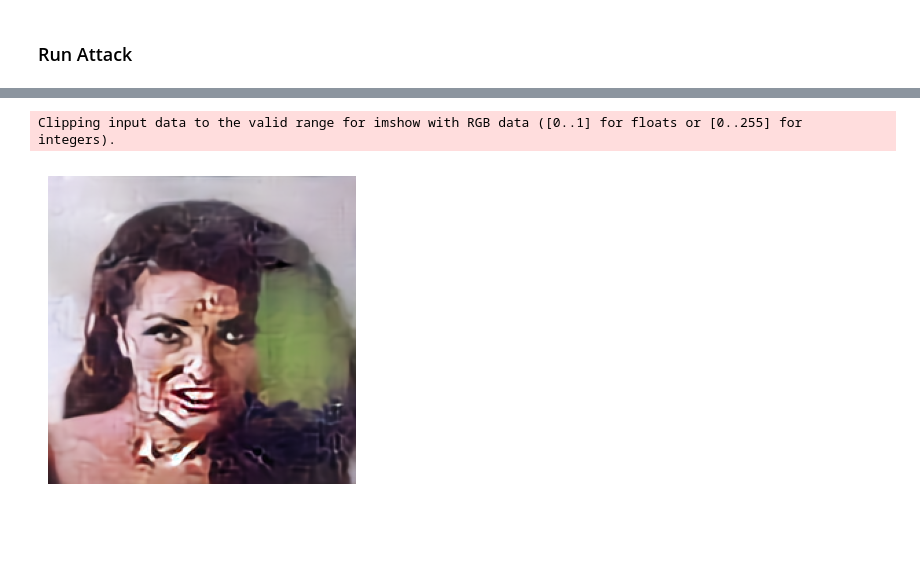
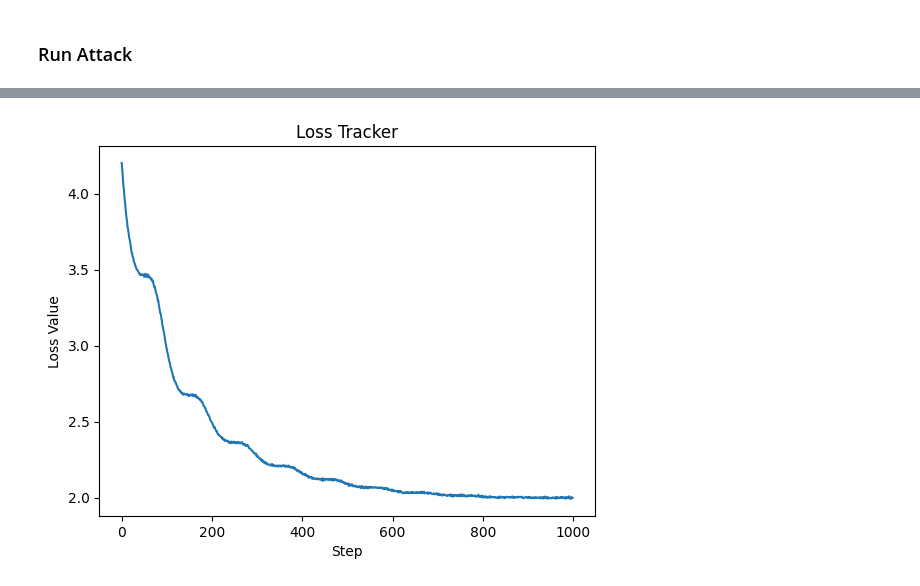
Before and after one commit to neddamj/nicsec, a Jupyter notebook: attack_neural_compression.ipynb, the cells around one changed output, grey strips where cells are left out. Drawn from its saved outputs; the diff is of its cells as text; code cells hidden in the pictures; blank space fills up the shorter version.

```diff
--- a/attack_neural_compression.ipynb
+++ b/attack_neural_compression.ipynb
@@ -248,5 +53,12 @@ display_tensor_img(x_hat)
 # %%
-def loss_fn(x_emb, y_emb, x_img, y_img, lamb=0.5):
+# Define the loss function
+def loss_fn(
+        x_emb: torch.Tensor,
+        y_emb: torch.Tensor,
+        x_img: torch.Tensor,
+        y_img: torch.Tensor,
+        lamb: float = 1.0
+    ) -> float:
     embedding_loss = F.mse_loss(x_emb, y_emb)
     image_loss =  F.mse_loss(x_img, y_img)
     quality_loss = 1 - ssim(x_img, y_img, data_range=1, size_average=True)
@@ -281,6 +106,37 @@ Clipping input data to the valid range for imshow with RGB data ([0..1] for floa
-# %%
-output = net.forward(y_hat)['x_hat']
-display_tensor_img(output)
-# %% [output]
-Clipping input data to the valid range for imshow with RGB data ([0..1] for floats or [0..255] for integers).
-[figure, removed]
+# %%
+mask_type = 'dot'
+if mask_type == 'box':
+    # Set hyperparams for mask generation and PGD itself
+    num_steps = 1000
+    lr = 3e-3
+    mask = box_mask()
+elif mask_type == 'ring':
+    # Set hyperparams for mask generation and PGD itself
+    num_steps = 1000
+    lr = 3e-3
+    num_rings = 50
+    ring_width = 1
+    ring_separation = 5
+    mask = ring_mask(x_hat, num_rings=num_rings, ring_width=ring_width, ring_separation=ring_separation)
+elif mask_type == 'dot':
+    # Set hyperparams for mask generation and PGD itself
+    num_steps = 1000
+    lr = 3e-2
+    skipped_pixels = 3
+    mask = dot_mask(x_hat, skipped_pixels=skipped_pixels)
+
+# Run the attack and produce an adversarial image y_hat
+optimizer = torch.optim.Adam([x_hat], lr=lr)
+scheduler = torch.optim.lr_scheduler.CosineAnnealingLR(optimizer, T_max=50)
+y_hat, loss_tracker = pgd(x, x_hat, model=net, optimizer=optimizer, scheduler=scheduler, num_steps=num_steps, mask=mask)
+# Pass the adv image through the compression network and see the result
+output = net.forward(y_hat)['x_hat']
+# %%
+# Show how the loss changed during optimization
+plt.plot(loss_tracker)
+plt.xlabel('Step')
+plt.ylabel('Loss Value')
+plt.title('Loss Tracker')
+plt.show()
+# %% [output]
+[figure, added]
```
Also changed, not shown: parts of 18 cells of this notebook, 1 other file.
